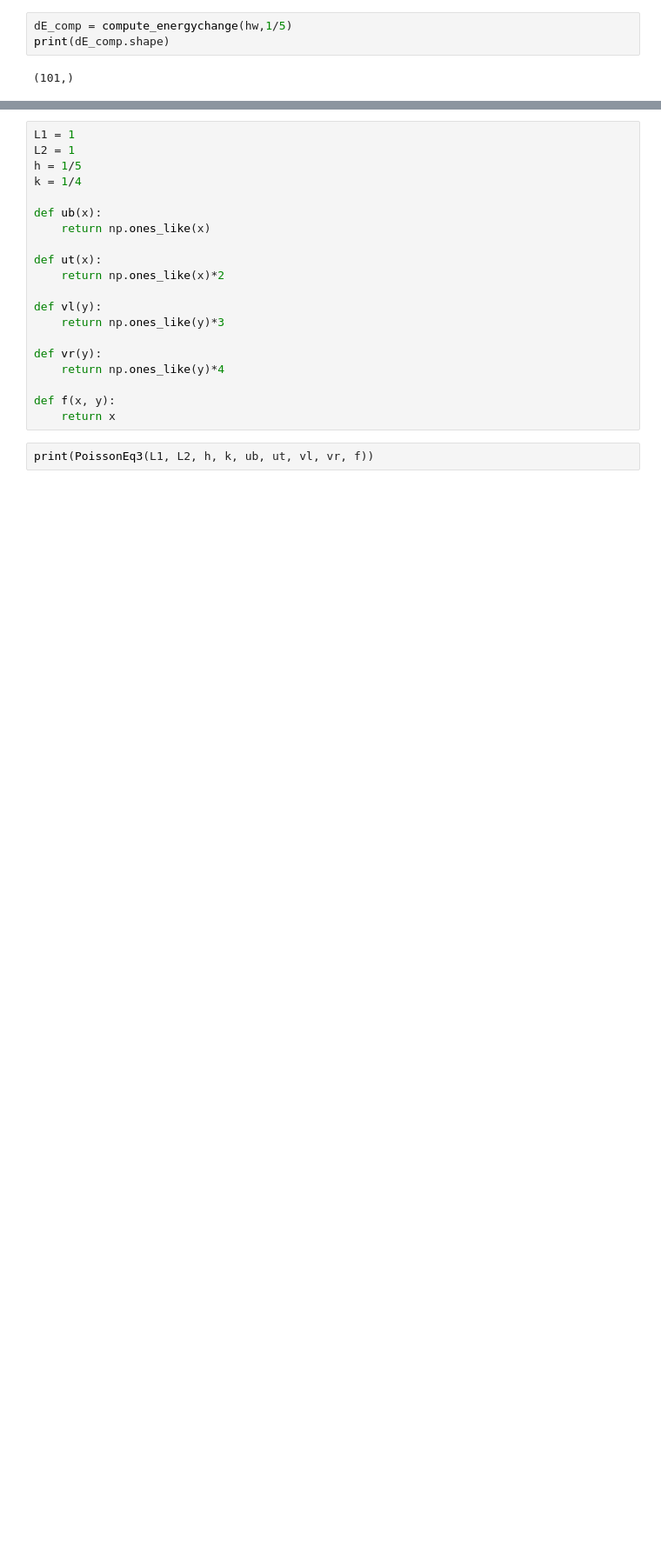
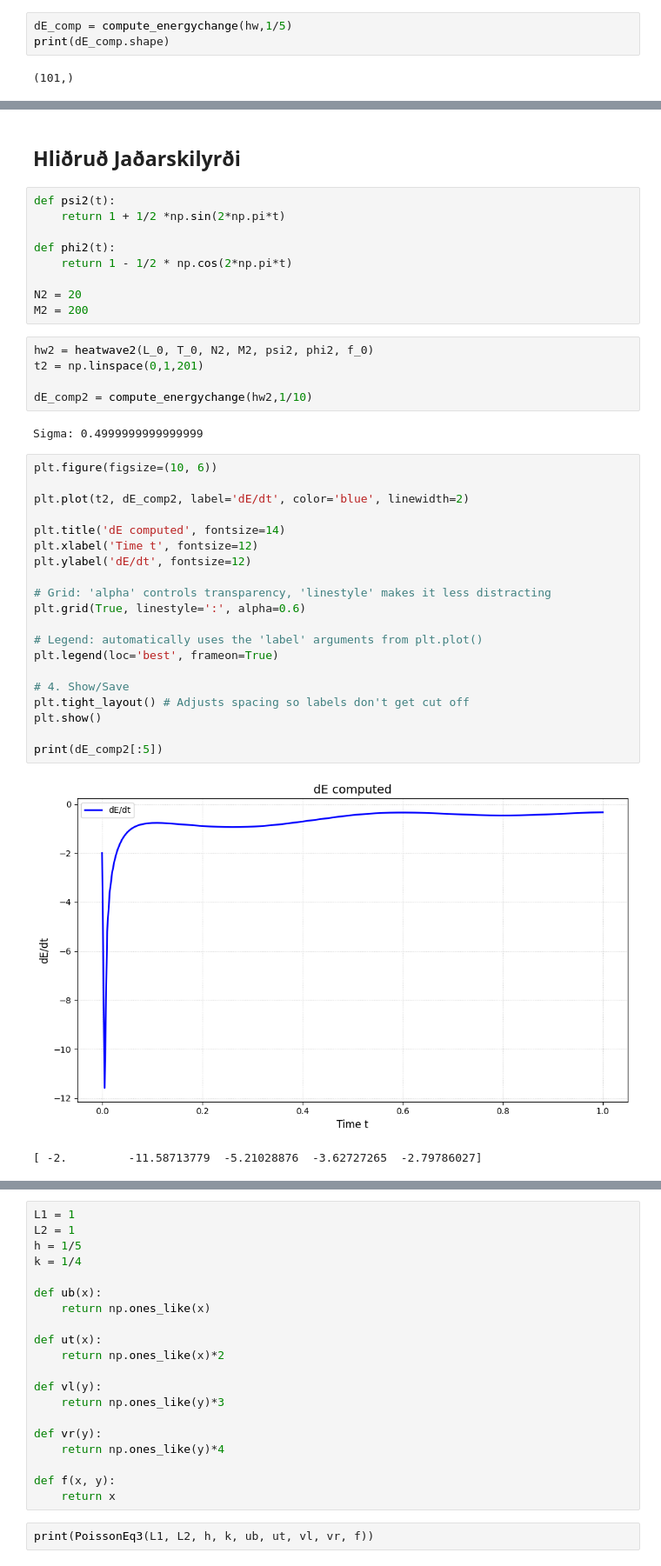
Before and after one commit to Danekpepe/Stae_Lokaverkefni, a Jupyter notebook: Lokaverkefni.ipynb, the cells around one changed output, grey strips where cells are left out. Shown at 87% size. Saved outputs shown, nothing was run; the diff lists cells and outputs as text; blank space fills up the shorter version.

```diff
--- a/Untitled.ipynb
+++ b/Lokaverkefni.ipynb
@@ -183,0 +190,41 @@ ValueError: x and y must have same first dimension, but have shapes (100,) and (
+# %% [markdown]
+## Hliðruð Jaðarskilyrði
+# %%
+def psi2(t):
+    return 1 + 1/2 *np.sin(2*np.pi*t)
+
+def phi2(t):
+    return 1 - 1/2 * np.cos(2*np.pi*t)
+
+N2 = 20
+M2 = 200
+# %%
+hw2 = heatwave2(L_0, T_0, N2, M2, psi2, phi2, f_0)
+t2 = np.linspace(0,1,201)
+
+dE_comp2 = compute_energychange(hw2,1/10)
+# %% [output]
+Sigma: 0.4999999999999999
+# %%
+plt.figure(figsize=(10, 6))
+
+plt.plot(t2, dE_comp2, label='dE/dt', color='blue', linewidth=2)
+
+plt.title('dE computed', fontsize=14)
+plt.xlabel('Time t', fontsize=12)
+plt.ylabel('dE/dt', fontsize=12)
+
+# Grid: 'alpha' controls transparency, 'linestyle' makes it less distracting
+plt.grid(True, linestyle=':', alpha=0.6)
+
+# Legend: automatically uses the 'label' arguments from plt.plot()
+plt.legend(loc='best', frameon=True)
+
+# 4. Show/Save
+plt.tight_layout() # Adjusts spacing so labels don't get cut off
+plt.show()
+
+print(dE_comp2[:5])
+# %% [output]
+[figure, added]
+[ -2.         -11.58713779  -5.21028876  -3.62727265  -2.79786027]
```
Also changed, not shown: parts of 14 cells of this notebook, 2 other files.
